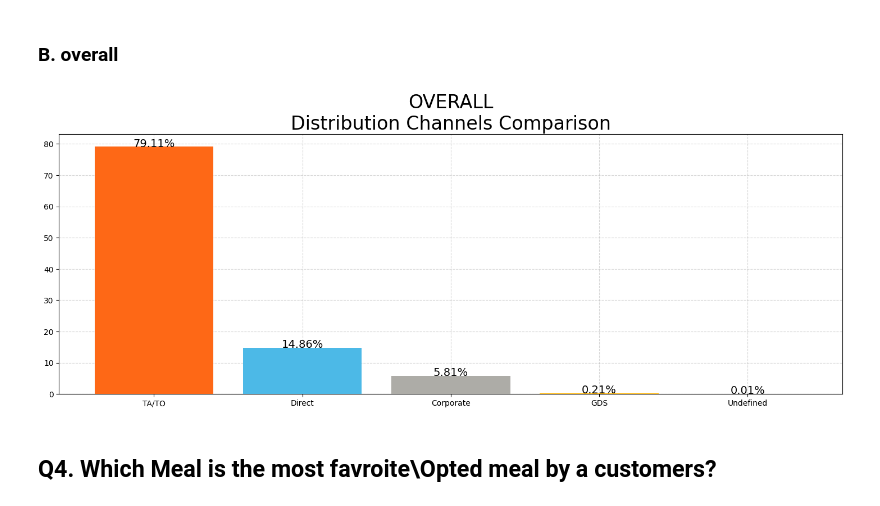
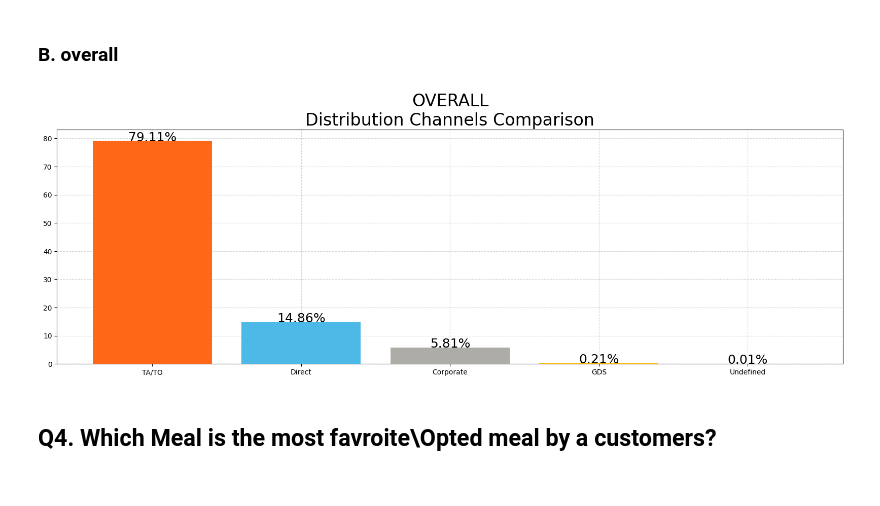
Before and after one commit to HarshitLaloriya/EDA-on-Hotel-Booking-Dataset, a Jupyter notebook: Hotel_Booking_EDA.ipynb, the cells around one changed output. Cells and saved outputs as stored; diff of their text form; code cells hidden in the pictures.

```diff
--- a/Hotel_Booking_EDA.ipynb
+++ b/Hotel_Booking_EDA.ipynb
@@ -504,18 +546,10 @@ plt.show()
 [figure]
 # %% [markdown]
 ### B. overall
-# %%
-# Bar graph for Distribution Channels
-plt.figure(figsize=(18, 6))
-series = dataset_df['distribution_channel'].value_counts()
-percentage = [round(i*100/sum(series.values),2) for i in series.values]
-plt.bar(series.index, percentage, color = pallete, zorder=3)
-plt.grid(True, linestyle='--', alpha=0.5, zorder=0)
-for i, value in enumerate(percentage):
-    plt.text(i, value, f"{value}%", ha='center', fontsize = 14)
-plt.title('OVERALL\nDistribution Channels Comparison', fontsize = 24)
-plt.show()
-# %% [output]
-[figure, removed]
+# %%
+plt.figure(figsize=(20, 6))
+my_countplot(column='distribution_channel', graph='countplot%', title="OVERALL\nDistribution Channels Comparison")
+# %% [output]
+[figure, added]
 # %% [markdown]
 ## <b> Q4.</b> Which Meal is the most favroite\\Opted meal by a customers?
```
Also changed, not shown: parts of 28 cells of this notebook.
